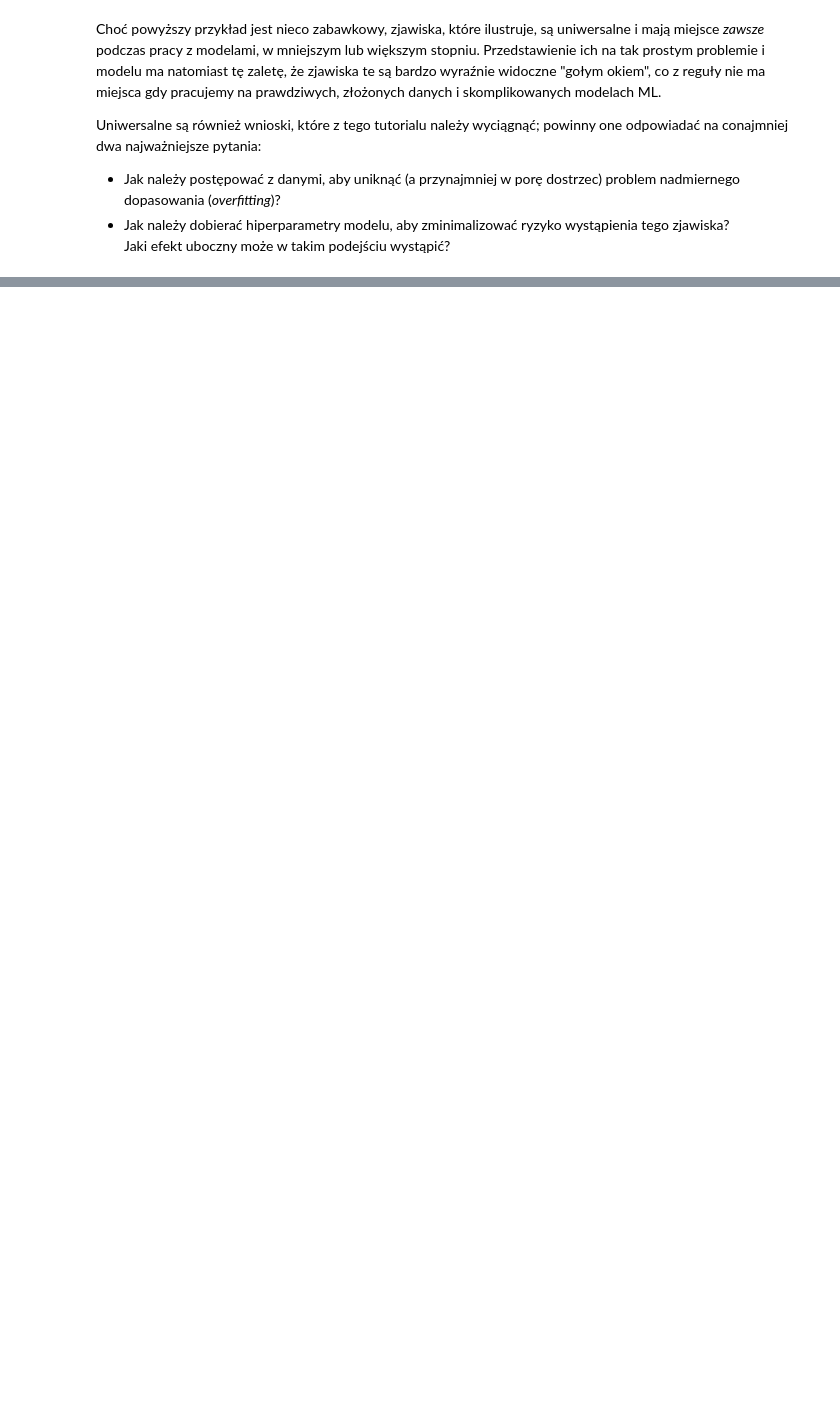
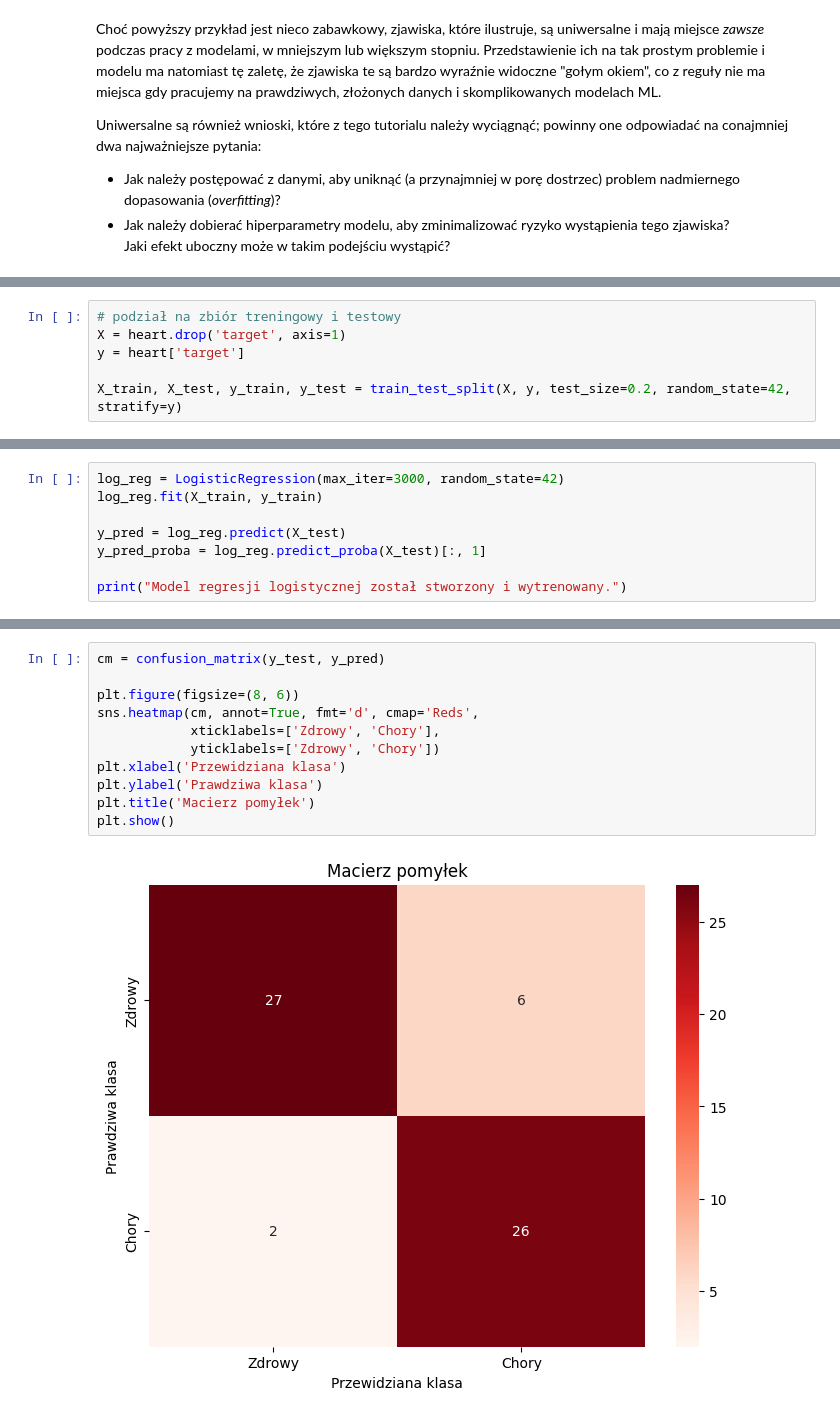
Before and after one commit to Zajecia-na-PWr-LR/lista-3-MateuszOlech-2, a Jupyter notebook: UM_inz_L3_tutorial.ipynb, the cells around one changed output, grey strips where cells are left out. Cells and saved outputs as stored; diff of their text form; blank space fills up the shorter version.

```diff
--- a/UM_inz_L3_tutorial.ipynb
+++ b/UM_inz_L3_tutorial.ipynb
@@ -179,0 +297,6 @@ Jaki efekt uboczny może w takim podejściu wystąpić?
+# %%
+# podział na zbiór treningowy i testowy
+X = heart.drop('target', axis=1)
+y = heart['target']
+
+X_train, X_test, y_train, y_test = train_test_split(X, y, test_size=0.2, random_state=42, stratify=y)
@@ -179,0 +317,8 @@ Jaki efekt uboczny może w takim podejściu wystąpić?
+# %%
+log_reg = LogisticRegression(max_iter=3000, random_state=42)
+log_reg.fit(X_train, y_train)
+
+y_pred = log_reg.predict(X_test)
+y_pred_proba = log_reg.predict_proba(X_test)[:, 1]
+
+print("Model regresji logistycznej został stworzony i wytrenowany.")
@@ -179,0 +371,13 @@ Jaki efekt uboczny może w takim podejściu wystąpić?
+# %%
+cm = confusion_matrix(y_test, y_pred)
+
+plt.figure(figsize=(8, 6))
+sns.heatmap(cm, annot=True, fmt='d', cmap='Reds',
+            xticklabels=['Zdrowy', 'Chory'],
+            yticklabels=['Zdrowy', 'Chory'])
+plt.xlabel('Przewidziana klasa')
+plt.ylabel('Prawdziwa klasa')
+plt.title('Macierz pomyłek')
+plt.show()
+# %% [output]
+[figure, added]
```
Also changed, not shown: parts of 32 cells of this notebook.
